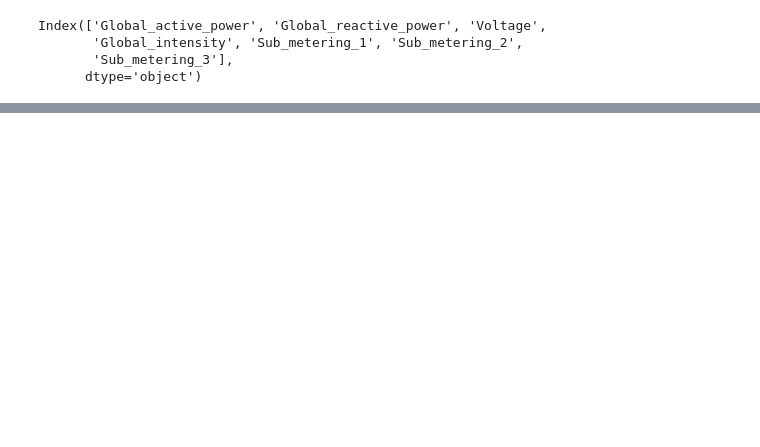
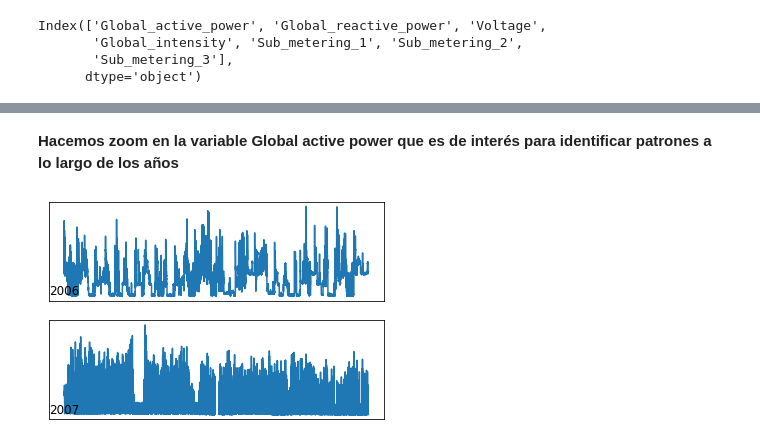
Before and after one commit to cartf15/Neural-Networks, a Jupyter notebook: Data_Load_Preparetion_.ipynb, the cells around one changed output, grey strips where cells are left out. Drawn from its saved outputs; the diff is of its cells as text; code cells hidden in the pictures; blank space fills up the shorter version.

```diff
--- a/Data_Load_Preparetion_.ipynb
+++ b/Data_Load_Preparetion_.ipynb
@@ -44,0 +100,30 @@ dataset.to_csv('household_power_consumption.csv')
+# %% [markdown]
+**Hacemos zoom en la variable Global active power que es de interés para identificar patrones a lo largo de los años**
+# %%
+# yearly line plots for power usage dataset
+from pandas import read_csv
+from matplotlib import pyplot
+# load the new file
+dataset = read_csv('household_power_consumption.csv', header=0, infer_datetime_format=True,
+parse_dates=['datetime'], index_col=['datetime'])
+# plot active power for each year
+years =['2006', '2007']
+pyplot.figure()
+for i in range(len(years)):
+  # prepare subplot
+  ax = pyplot.subplot(len(years), 1, i+1)
+  # determine the year to plot
+  year = years[i]
+  # get all observations for the year
+  result = dataset[str(year)]
+  # plot the active power for the year
+  pyplot.plot(result['Global_active_power'])
+
+  # add a title to the subplot
+  pyplot.title(str(year), y=0, loc='left')
+  # turn off ticks to remove clutter
+  pyplot.yticks([])
+  pyplot.xticks([])
+pyplot.show()
+# %% [output]
+[figure, added]
```
Also changed, not shown: parts of 15 cells of this notebook.
